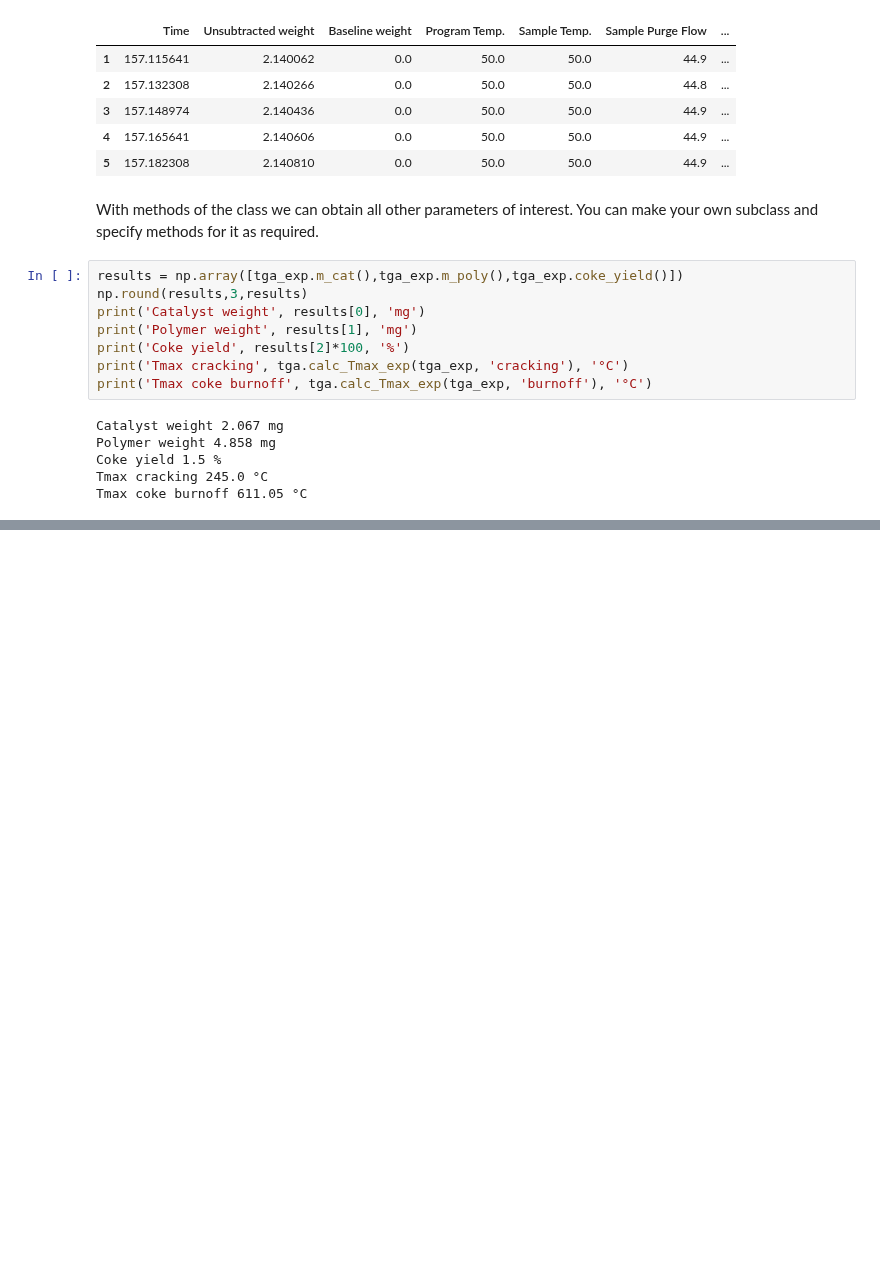
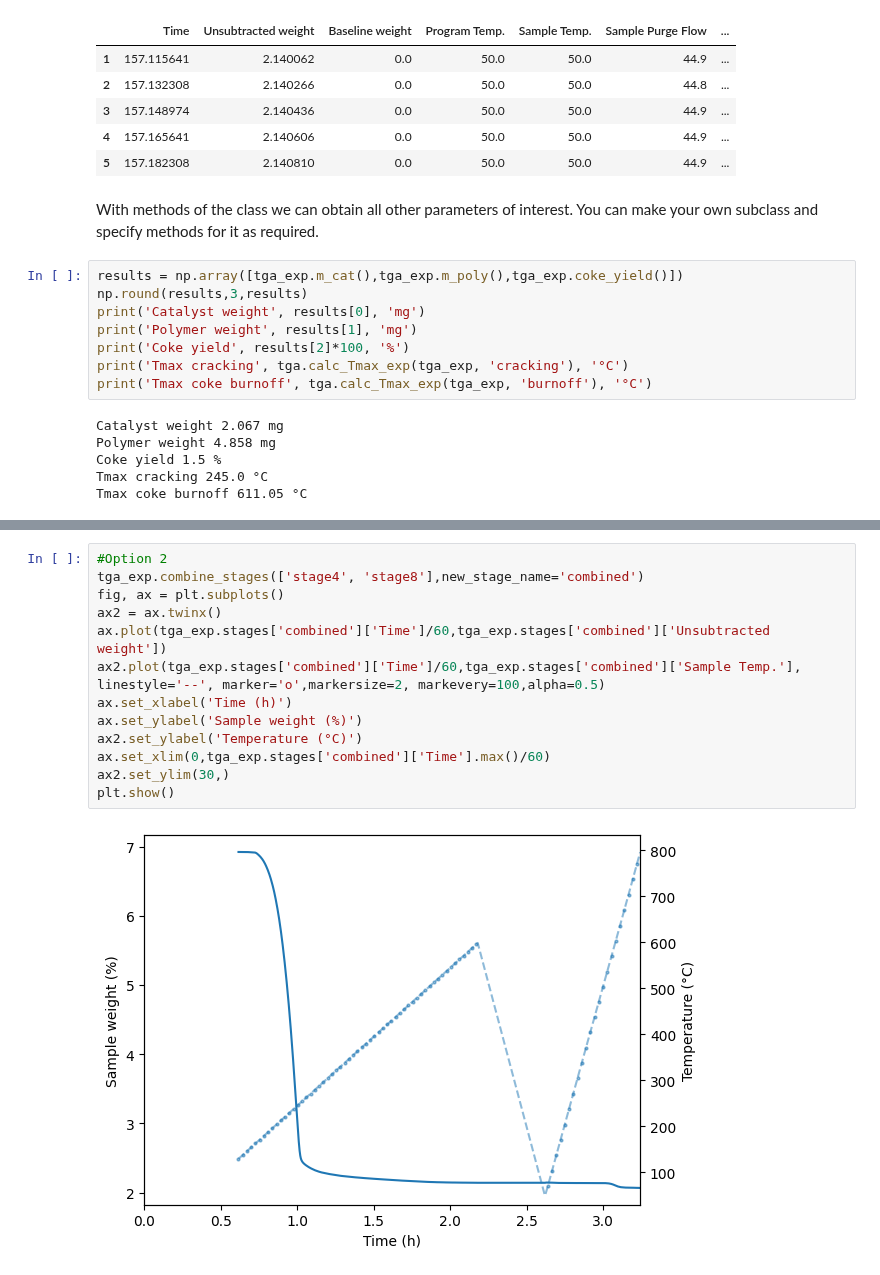
Before and after one commit to MyonicS/pyTGA, a Jupyter notebook: docs/source/notebooks/example_Notebook.ipynb, the cells around one changed output, grey strips where cells are left out. Cells and saved outputs as stored; diff of their text form; blank space fills up the shorter version.

```diff
--- a/docs/source/notebooks/example_Notebook.ipynb
+++ b/docs/source/notebooks/example_Notebook.ipynb
@@ -233,3 +234,18 @@ ax2.set_ylim(30,)
 plt.show()
 # %% [output]
 [figure]
+# %%
+#Option 2
+tga_exp.combine_stages(['stage4', 'stage8'],new_stage_name='combined')
+fig, ax = plt.subplots()
+ax2 = ax.twinx()
+ax.plot(tga_exp.stages['combined']['Time']/60,tga_exp.stages['combined']['Unsubtracted weight'])
+ax2.plot(tga_exp.stages['combined']['Time']/60,tga_exp.stages['combined']['Sample Temp.'], linestyle='--', marker='o',markersize=2, markevery=100,alpha=0.5)
+ax.set_xlabel('Time (h)')
+ax.set_ylabel('Sample weight (%)')
+ax2.set_ylabel('Temperature (°C)')
+ax.set_xlim(0,tga_exp.stages['combined']['Time'].max()/60)
+ax2.set_ylim(30,)
+plt.show()
+# %% [output]
+[figure, added]
```
Also changed, not shown: parts of 3 cells of this notebook, 1 other file.
